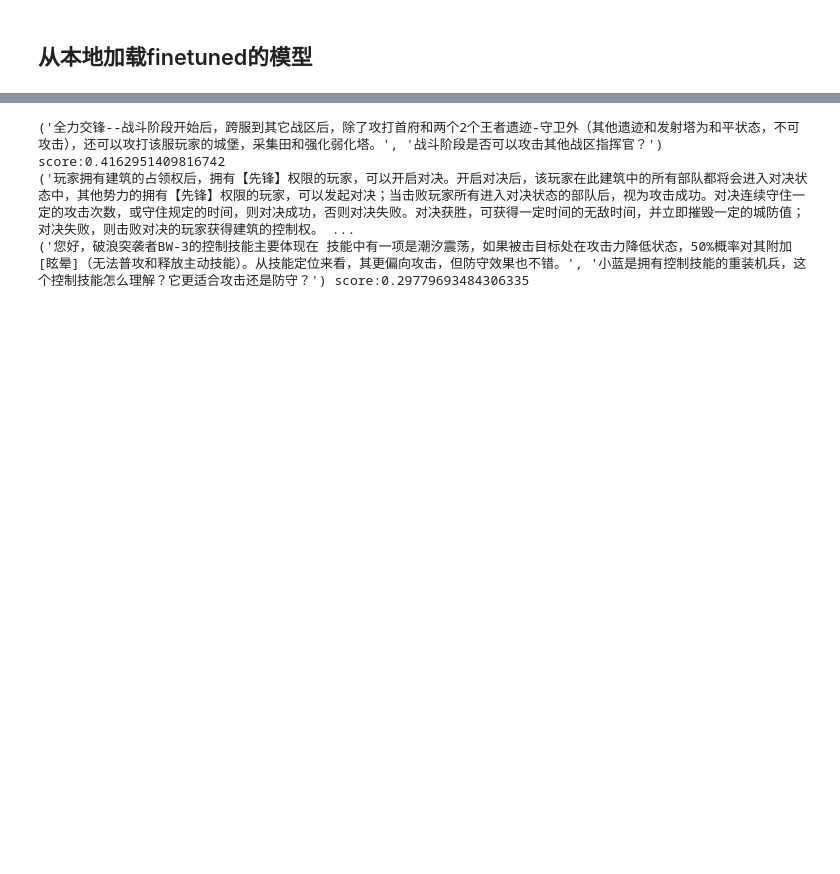
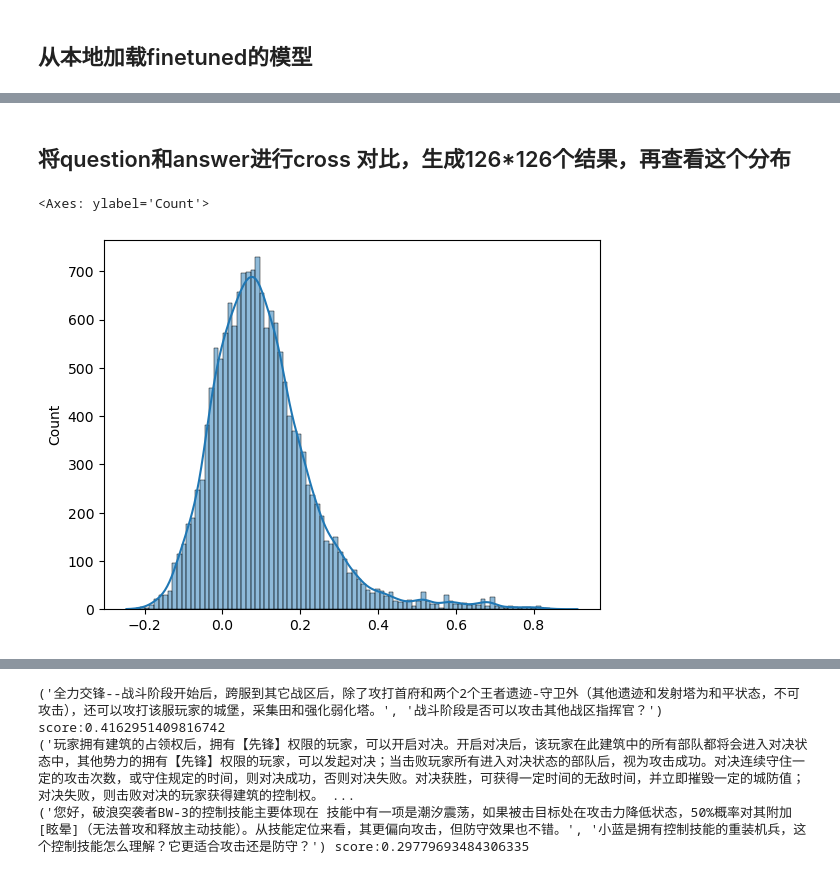
Before and after one commit to aws-samples/private-llm-qa-bot, a Jupyter notebook: finetune-embedding-and-deploy.ipynb, the cells around one changed output, grey strips where cells are left out. Drawn from its saved outputs; the diff is of its cells as text; code cells hidden in the pictures; blank space fills up the shorter version.

```diff
--- a/finetune-embedding-and-deploy.ipynb
+++ b/finetune-embedding-and-deploy.ipynb
@@ -140,0 +192,9 @@ len(input_question),len(input_answer)
+# %% [markdown]
+## 将question和answer进行cross 对比，生成126*126个结果，再查看这个分布
+# %%
+cross_simsvalues = util.cos_sim(emb_answer,emb_question).flatten()
+# %%
+sns.histplot(cross_simsvalues, kde=True)
+# %% [output]
+<Axes: ylabel='Count'>
+[figure, added]
```
Also changed, not shown: parts of 34 cells of this notebook.
